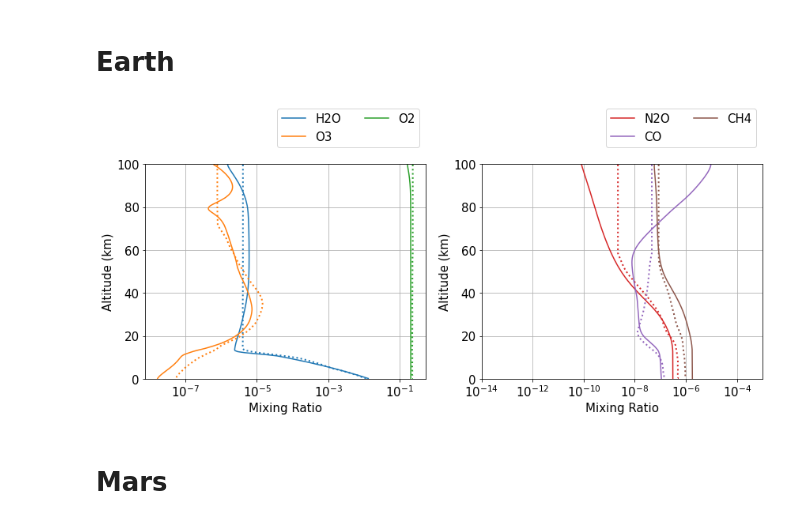
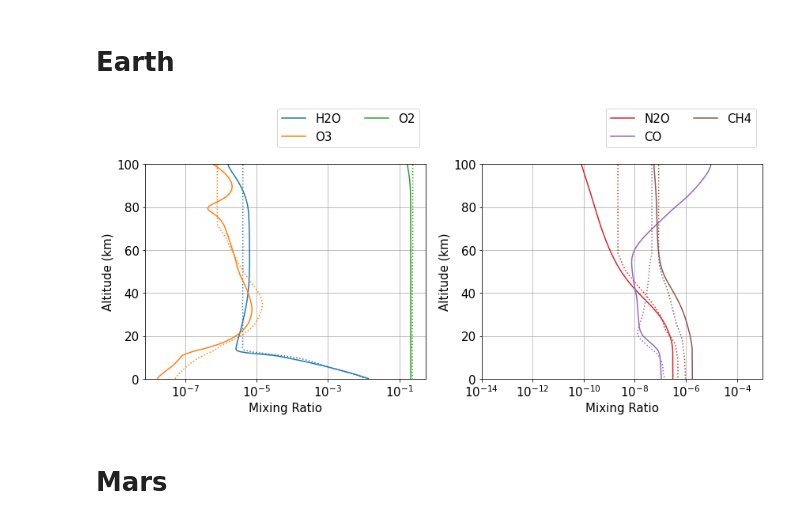
Before and after one commit to Nicholaswogan/photochem, a Jupyter notebook: examples/comparison2observations.ipynb, the cells around one changed output. Drawn from its saved outputs; the diff is of its cells as text; code cells hidden in the pictures.

```diff
--- a/examples/comparison2observations.ipynb
+++ b/examples/comparison2observations.ipynb
@@ -19,7 +21,7 @@ CompletedProcess(args=['rm', '-rf', './planetary-atmosphere-observations/.git'],
 # %% [markdown]
 # Earth
 # %%
-fil = open("planetary-atmosphere-observations/Earth.yaml",'r')
+fil = open("planetary_atmosphere_observations/Earth.yaml",'r')
 earth = yaml.load(fil)
 fil.close()
 # %%
@@ -33,50 +32,51 @@ success = pc.photochemical_equilibrium()
+# %%
+pc.var.atol = 1e-27
+pc.initialize_stepper(pc.wrk.usol)
+tn = 0
+while tn<1e17:
+    tn = pc.step()
+pc.destroy_stepper()
 # %%
 plt.rcParams.update({'font.size': 15})
 fig,[ax,ax1] = plt.subplots(1,2,figsize=[14,5])
 fig.patch.set_facecolor("w")
 
 sol = pc.mole_fraction_dict()
 
 species = ['H2O','O3','O2']
 for i,sp in enumerate(species):
-    ax.plot(sol[sp],sol['alt'],label=sp)
-    mix = []
-    alt = []
-    for entry in earth[sp]:
-        for en in entry['data']:
-            mix.append(en['mix'])
-            alt.append(P2alt(en['P']))
-    ax.plot(mix,alt,'C'+str(i)+':',lw=2)
+    ax.plot(sol[sp],sol['alt'],'C'+str(i)+'-',label=sp)
+    entry = retrieve_species(sp,earth)
+    for en in entry:
+        alt = [P2alt(P) for P in en['P']]
+        ax.plot(en['mix'],alt,'C'+str(i)+':')
 
 ax.grid()
 ax.set_ylim(0,100)
 ax.set_xscale('log')
 ax.legend(ncol=2,bbox_to_anchor=(1,1.05),loc='lower right')
 ax.set_xlabel('Mixing Ratio')
 ax.set_ylabel('Altitude (km)')
 
 species = ['N2O','CO','CH4']
 for i,sp in enumerate(species):
     ax1.plot(sol[sp],sol['alt'],'C'+str(i+3),label=sp)
-    mix = []
-    alt = []
-    for entry in earth[sp]:
-        for en in entry['data']:
-            mix.append(en['mix'])
-            alt.append(P2alt(en['P']))
-    ax1.plot(mix,alt,'C'+str(i+3)+':',lw=2)
+    entry = retrieve_species(sp,earth)
+    for en in entry:
+        alt = [P2alt(P) for P in en['P']]
+        ax1.plot(en['mix'],alt,'C'+str(i+3)+':')
 
 ax1.grid()
 ax1.set_ylim(0,100)
 ax1.set_xlim(1e-14,1e-3)
 ax1.set_xscale('log')
 ax1.legend(ncol=2,bbox_to_anchor=(1,1.05),loc='lower right')
 ax1.set_xlabel('Mixing Ratio')
 ax1.set_ylabel('Altitude (km)')
 
 plt.show()
 # %% [output]
-[figure, old version]
+[figure, new version]
 # %% [markdown]
 # Mars
 # %%
```
Also changed, not shown: parts of 16 cells of this notebook, 8 other files.
